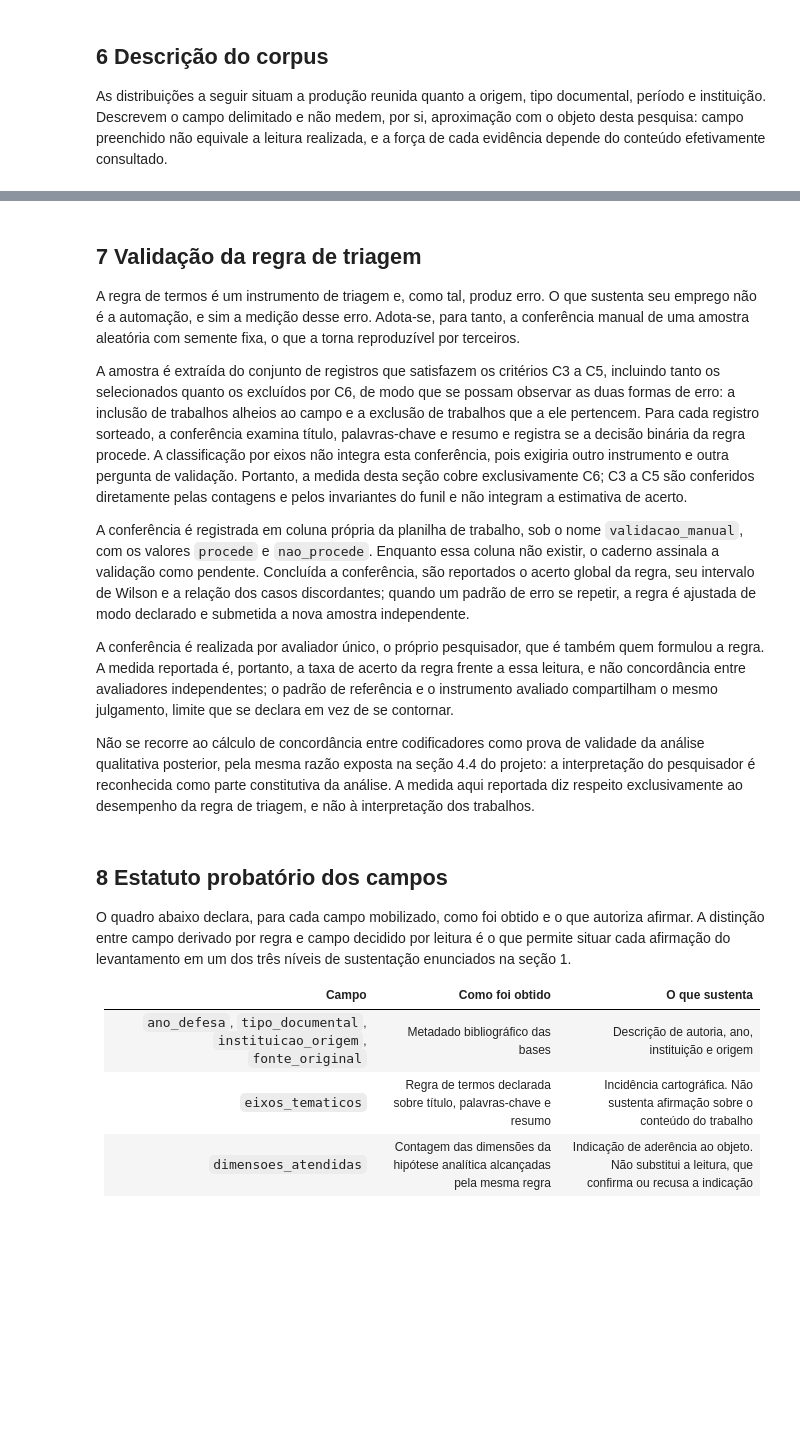
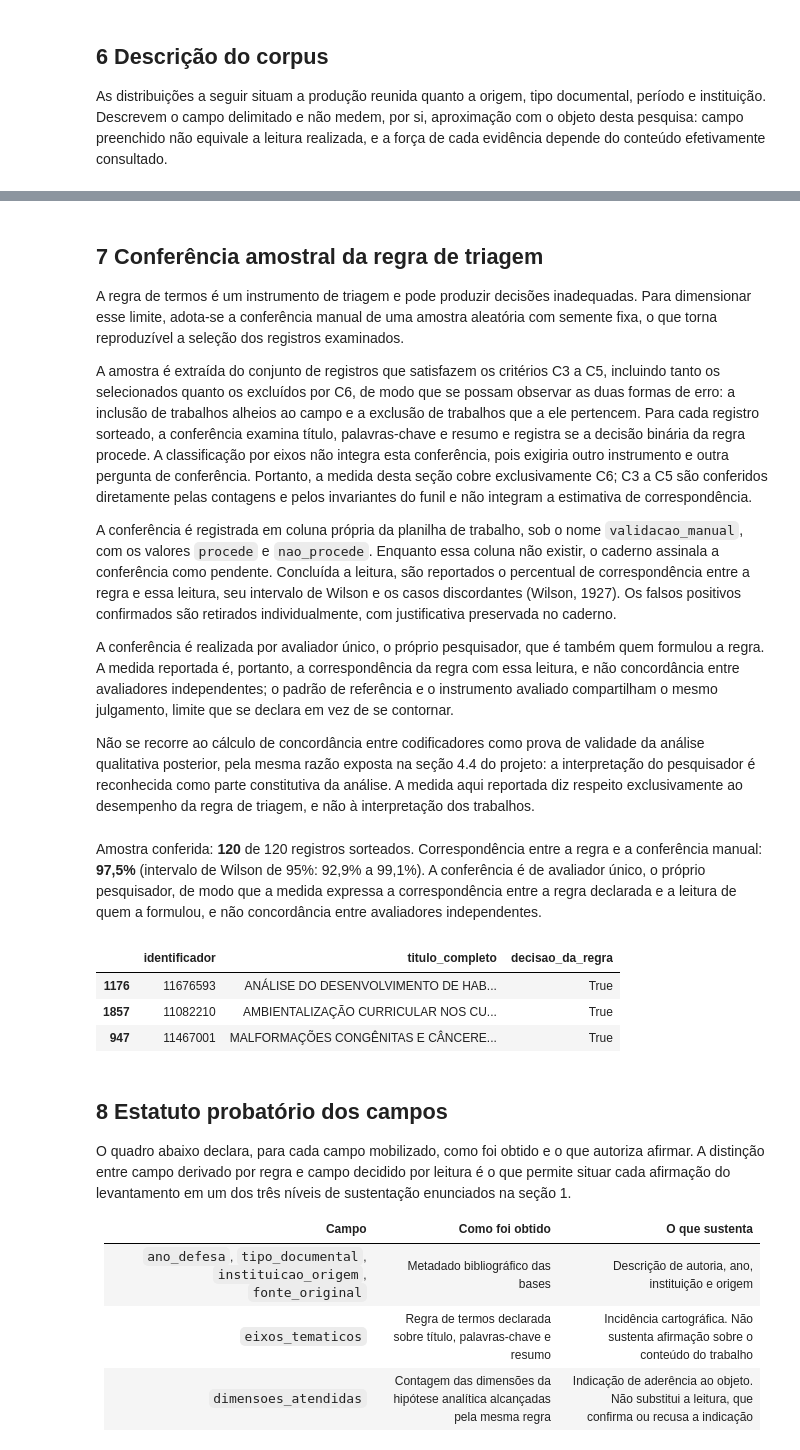
Before and after one commit to marcoantonioq/marcoantonioq.github.io, a Jupyter notebook: profept/arte4/arte4.ipynb, the cells around one changed output, grey strips where cells are left out. Cells and saved outputs as stored; diff of their text form; code cells hidden in the pictures; blank space fills up the shorter version.

```diff
--- a/profept/arte4/arte4.ipynb
+++ b/profept/arte4/arte4.ipynb
@@ -818,27 +968,28 @@ display(acesso)
 # %% [markdown]
-## 7 Validação da regra de triagem
+## 7 Conferência amostral da regra de triagem
 
-A regra de termos é um instrumento de triagem e, como tal, produz erro. O que sustenta seu
-emprego não é a automação, e sim a medição desse erro. Adota-se, para tanto, a conferência
-manual de uma amostra aleatória com semente fixa, o que a torna reproduzível por terceiros.
+A regra de termos é um instrumento de triagem e pode produzir decisões inadequadas. Para
+dimensionar esse limite, adota-se a conferência manual de uma amostra aleatória com semente
+fixa, o que torna reproduzível a seleção dos registros examinados.
 
 A amostra é extraída do conjunto de registros que satisfazem os critérios C3 a C5, incluindo
 tanto os selecionados quanto os excluídos por C6, de modo que se possam observar as duas formas
 de erro: a inclusão de trabalhos alheios ao campo e a exclusão de trabalhos que a ele pertencem.
 Para cada registro sorteado, a conferência examina título, palavras-chave e resumo e registra se
 a decisão binária da regra procede. A classificação por eixos não integra esta conferência,
-pois exigiria outro instrumento e outra pergunta de validação. Portanto, a medida desta seção
+pois exigiria outro instrumento e outra pergunta de conferência. Portanto, a medida desta seção
 cobre exclusivamente C6; C3 a C5 são conferidos diretamente pelas contagens e pelos invariantes
-do funil e não integram a estimativa de acerto.
+do funil e não integram a estimativa de correspondência.
 
 A conferência é registrada em coluna própria da planilha de trabalho, sob o nome
 `validacao_manual`, com os valores `procede` e `nao_procede`. Enquanto essa coluna não existir, o
-caderno assinala a validação como pendente. Concluída a conferência, são reportados o acerto
-global da regra, seu intervalo de Wilson e a relação dos casos discordantes; quando um padrão
-de erro se repetir, a regra é ajustada de modo declarado e submetida a nova amostra independente.
+caderno assinala a conferência como pendente. Concluída a leitura, são reportados o percentual
+de correspondência entre a regra e essa leitura, seu intervalo de Wilson e os casos discordantes
+(Wilson, 1927). Os falsos positivos confirmados são retirados individualmente, com justificativa
+preservada no caderno.
 
 A conferência é realizada por avaliador único, o próprio pesquisador, que é também quem formulou
-a regra. A medida reportada é, portanto, a taxa de acerto da regra frente a essa leitura, e não
+a regra. A medida reportada é, portanto, a correspondência da regra com essa leitura, e não
 concordância entre avaliadores independentes; o padrão de referência e o instrumento avaliado
 compartilham o mesmo julgamento, limite que se declara em vez de se contornar.
 
@@ -848,7 +999,7 @@ pesquisador é reconhecida como parte constitutiva da análise. A medida aqui re
 respeito exclusivamente ao desempenho da regra de triagem, e não à interpretação dos trabalhos.
 # %%
 elegiveis = dados[metadados_minimos & no_periodo & tipo_elegivel].copy()
-# A validação mede C6 antes do descarte manual; o descarte é a consequência documentada
+# A conferência examina C6 antes do descarte manual; o descarte é a consequência documentada
 # da conferência e não pode reescrever retroativamente a decisão avaliada.
 elegiveis["decisao_da_regra"] = pertinente.loc[elegiveis.index]
 amostra = elegiveis.sample(n=min(TAMANHO_DA_AMOSTRA, len(elegiveis)), random_state=SEMENTE)
@@ -857,37 +1008,46 @@ if "validacao_manual" in dados.columns:
     conferidos = amostra[amostra["validacao_manual"].notna()]
     if len(conferidos):
         valores = conferidos["validacao_manual"].str.strip().str.lower()
         assert set(valores) <= {"procede", "nao_procede"}, "valor inválido em validacao_manual"
         procede = valores.eq("procede")
         p = procede.mean()
-        # Intervalo de Wilson. A aproximação normal, usada antes, produz limite
+        # Intervalo de Wilson para a proporção observada na conferência. A aproximação normal produz limite
         # superior acima de 100% quando a proporção se aproxima de 1 e exige
         # truncamento artificial; Wilson permanece dentro de [0, 1] por construção.
         n_conf = len(conferidos)
         z = 1.959963984540054
         denominador = 1 + z**2 / n_conf
         centro = (p + z**2 / (2 * n_conf)) / denominador
         meia = z / denominador * (p * (1 - p) / n_conf + z**2 / (4 * n_conf**2)) ** 0.5
         li, ls = centro - meia, centro + meia
         assert 0 <= li <= p <= ls <= 1, "intervalo de Wilson fora de [0, 1]"
+        percentual = f"{p * 100:.1f}".replace(".", ",")
+        limite_inferior = f"{li * 100:.1f}".replace(".", ",")
+        limite_superior = f"{ls * 100:.1f}".replace(".", ",")
         display(Markdown(
             f"Amostra conferida: **{n_conf}** de {len(amostra)} registros sorteados. "
-            f"Acerto da regra frente à conferência manual: **{p * 100:.1f}%** "
-            f"(intervalo de Wilson de 95%: {li * 100:.1f}% a {ls * 100:.1f}%). "
+            f"Correspondência entre a regra e a conferência manual: **{percentual}%** "
+            f"(intervalo de Wilson de 95%: {limite_inferior}% a {limite_superior}%). "
             "A conferência é de avaliador único, o próprio pesquisador, de modo que a "
             "medida expressa a correspondência entre a regra declarada e a leitura de "
             "quem a formulou, e não concordância entre avaliadores independentes."
         ))
         display(conferidos.loc[~procede, ["identificador", "titulo_completo", "decisao_da_regra"]])
     else:
         display(Markdown("Coluna `validacao_manual` presente, porém ainda sem registros conferidos."))
 else:
     display(Markdown(
-        f"**Validação pendente.** A amostra de **{len(amostra)}** registros está reproduzida "
+        f"**Conferência pendente.** A amostra de **{len(amostra)}** registros está reproduzida "
         f"abaixo (semente `{SEMENTE}`). Para registrá-la, acrescente a coluna `validacao_manual` "
         f"à planilha de trabalho, com os valores `procede` ou `nao_procede`."
     ))
     display(amostra[["identificador", "titulo_completo", "ano_defesa", "decisao_da_regra"]])
+# %% [output]
+Amostra conferida: **120** de 120 registros sorteados. Correspondência entre a regra e a conferência manual: **97,5%** (intervalo de Wilson de 95%: 92,9% a 99,1%). A conferência é de avaliador único, o próprio pesquisador, de modo que a medida expressa a correspondência entre a regra declarada e a leitura de quem a formulou, e não concordância entre avaliadores independentes.
+|  | identificador | titulo_completo | decisao_da_regra |
+| 1176 | 11676593 | ANÁLISE DO DESENVOLVIMENTO DE HAB... | True |
+| 1857 | 11082210 | AMBIENTALIZAÇÃO CURRICULAR NOS CU... | True |
+| 947 | 11467001 | MALFORMAÇÕES CONGÊNITAS E CÂNCERE... | True |
 # %% [markdown]
 ## 8 Estatuto probatório dos campos
 
```
Also changed, not shown: parts of 18 cells of this notebook.
